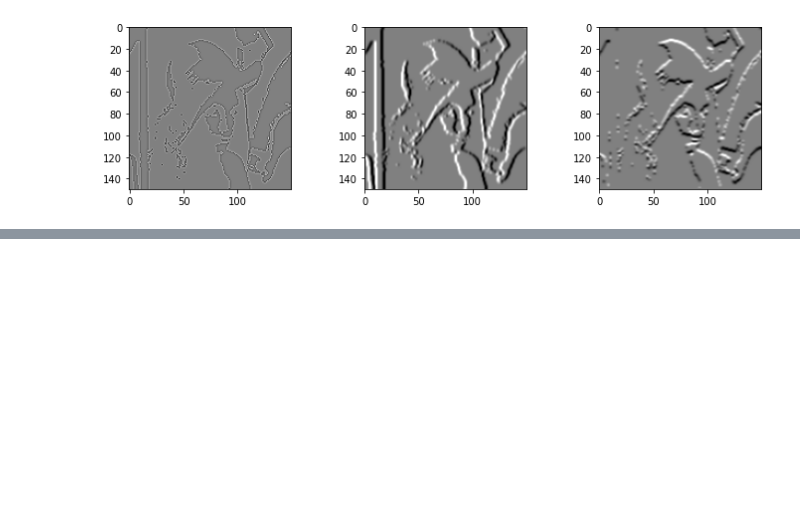
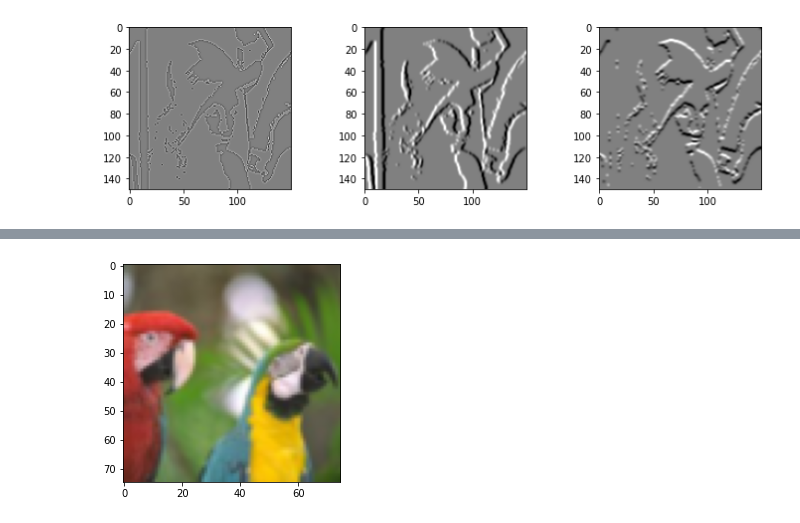
Before and after one commit to te260ku/opencv-tutorial, a Jupyter notebook: opencv_tutorial.ipynb, the cells around one changed output, grey strips where cells are left out. Saved outputs shown, nothing was run; the diff lists cells and outputs as text; code cells hidden in the pictures; blank space fills up the shorter version.

```diff
--- a/opencv_tutorial.ipynb
+++ b/opencv_tutorial.ipynb
@@ -20,8 +21,11 @@ plt.show()
 # %% [output]
 [figure]
 # %%
-def show_image(img):
-  plt.imshow(img)
+def show_image(img, gray=False):
+  if gray:
+    plt.imshow(img, cmap="gray")
+  else:
+    plt.imshow(img)
   plt.show()
 # %% [markdown]
 # 色空間の変換
@@ -134,0 +161,5 @@ plt.show()
+# %%
+img_lower_reso = cv2.pyrDown(img_orig)
+show_image(img_lower_reso)
+# %% [output]
+[figure, added]
```
Also changed, not shown: parts of 4 cells of this notebook.
